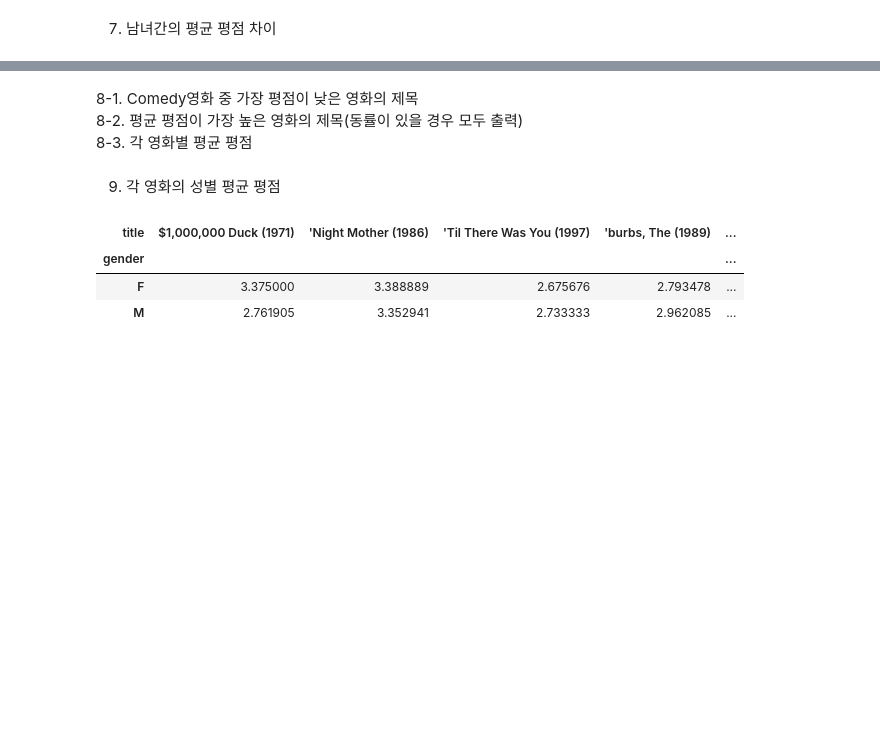
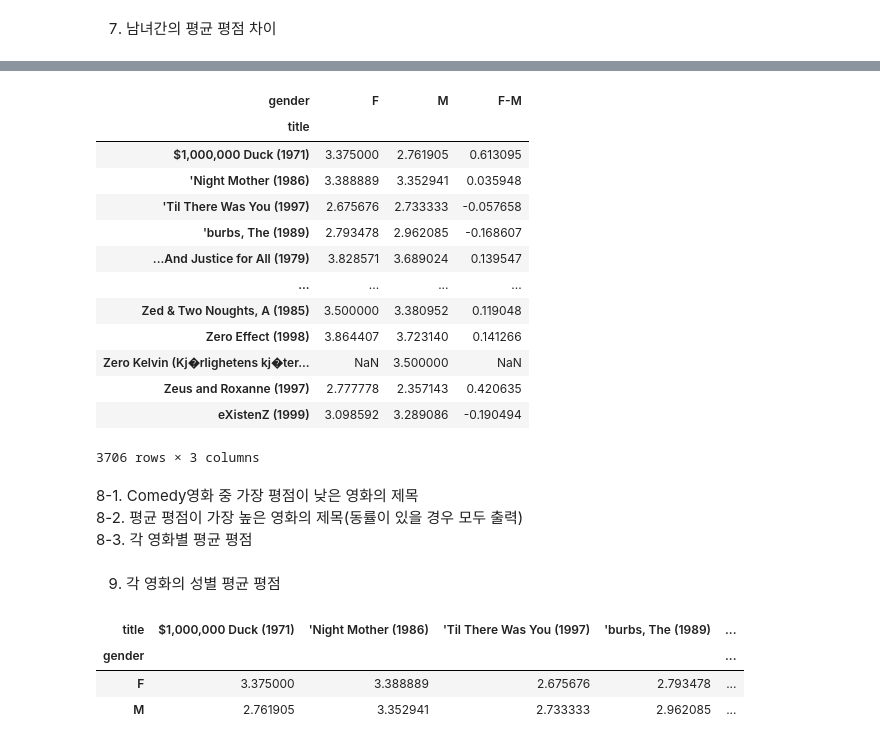
Before and after one commit to dhdmsdud/TIL, a Jupyter notebook: MachinLearning/Pandas[test].ipynb, the cells around one changed output, grey strips where cells are left out. Saved outputs shown, nothing was run; the diff lists cells and outputs as text; code cells hidden in the pictures; blank space fills up the shorter version.

```diff
--- a/MachinLearning/Pandas[test].ipynb
+++ b/MachinLearning/Pandas[test].ipynb
@@ -182,2 +184,5 @@ female_like
 # %% [markdown]
 7. 남녀간의 평균 평점 차이
+# %%
+gender_avg = movie_datasets.pivot_table(columns = 'gender',index = "title",values = "rating",aggfunc=np.mean)
+gender_avg
@@ -184,3 +204,21 @@ female_like
+# %%
+gender_avg['F-M'] = gender_avg['F']-gender_avg['M']
+gender_avg
+# %% [output]
+| gender | F | M | F-M |
+| title |  |  |  |
+| $1,000,000 Duck (1971) | 3.375000 | 2.761905 | 0.613095 |
+| 'Night Mother (1986) | 3.388889 | 3.352941 | 0.035948 |
+| 'Til There Was You (1997) | 2.675676 | 2.733333 | -0.057658 |
+| 'burbs, The (1989) | 2.793478 | 2.962085 | -0.168607 |
+| ...And Justice for All (1979) | 3.828571 | 3.689024 | 0.139547 |
+| ... | ... | ... | ... |
+| Zed & Two Noughts, A (1985) | 3.500000 | 3.380952 | 0.119048 |
+| Zero Effect (1998) | 3.864407 | 3.723140 | 0.141266 |
+| Zero Kelvin (Kj�rlighetens kj�ter... | NaN | 3.500000 | NaN |
+| Zeus and Roxanne (1997) | 2.777778 | 2.357143 | 0.420635 |
+| eXistenZ (1999) | 3.098592 | 3.289086 | -0.190494 |
+3706 rows × 3 columns
 # %% [markdown]
 8-1. Comedy영화 중 가장 평점이 낮은 영화의 제목 <br>
 8-2. 평균 평점이 가장 높은 영화의 제목(동률이 있을 경우 모두 출력)<br>
```
Also changed, not shown: parts of 7 cells of this notebook, 4 other files.
